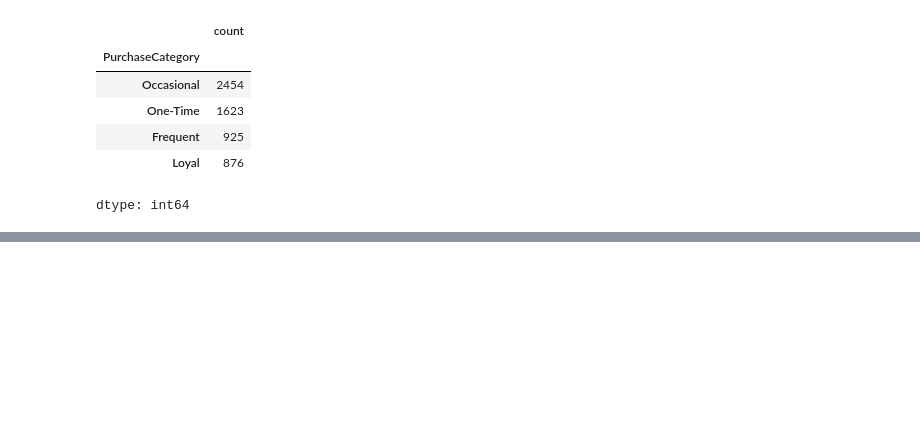
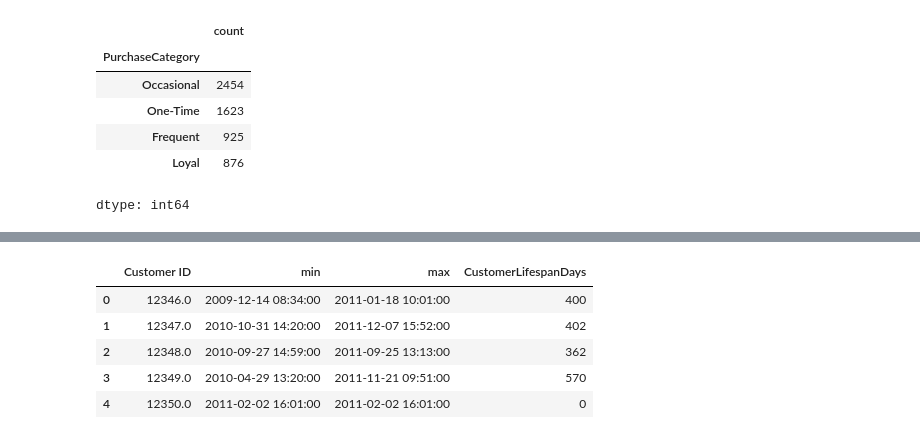
Before and after one commit to arjunkacha/saas-cohort-retention-cltv-analysis, a Jupyter notebook: notebooks/project_2_cohort_retention_cltv_analysis.ipynb, the cells around one changed output, grey strips where cells are left out. Cells and saved outputs as stored; diff of their text form; code cells hidden in the pictures; blank space fills up the shorter version.

```diff
--- a/notebooks/project_2_cohort_retention_cltv_analysis.ipynb
+++ b/notebooks/project_2_cohort_retention_cltv_analysis.ipynb
@@ -676,0 +681,20 @@ dtype: int64
+# %%
+customer_lifespan = (
+    df.groupby("Customer ID")["InvoiceDate"]
+      .agg(["min", "max"])
+      .reset_index()
+)
+
+customer_lifespan["CustomerLifespanDays"] = (
+    customer_lifespan["max"] -
+    customer_lifespan["min"]
+).dt.days
+
+customer_lifespan.head()
+# %% [output]
+|  | Customer ID | min | max | CustomerLifespanDays |
+| 0 | 12346.0 | 2009-12-14 08:34:00 | 2011-01-18 10:01:00 | 400 |
+| 1 | 12347.0 | 2010-10-31 14:20:00 | 2011-12-07 15:52:00 | 402 |
+| 2 | 12348.0 | 2010-09-27 14:59:00 | 2011-09-25 13:13:00 | 362 |
+| 3 | 12349.0 | 2010-04-29 13:20:00 | 2011-11-21 09:51:00 | 570 |
+| 4 | 12350.0 | 2011-02-02 16:01:00 | 2011-02-02 16:01:00 | 0 |
```
Also changed, not shown: parts of 5 cells of this notebook.
